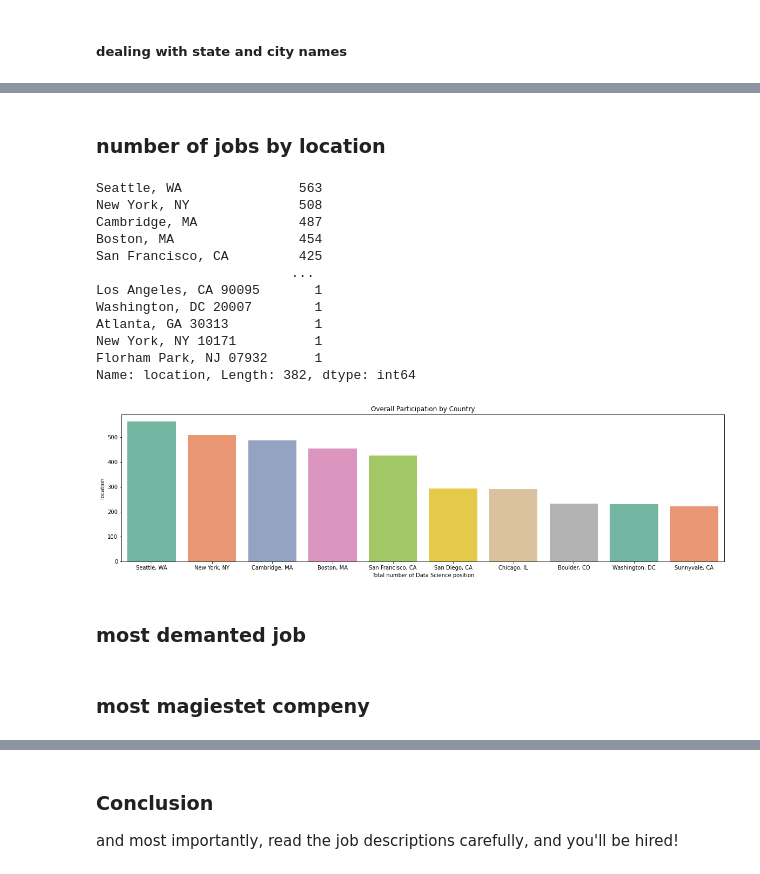
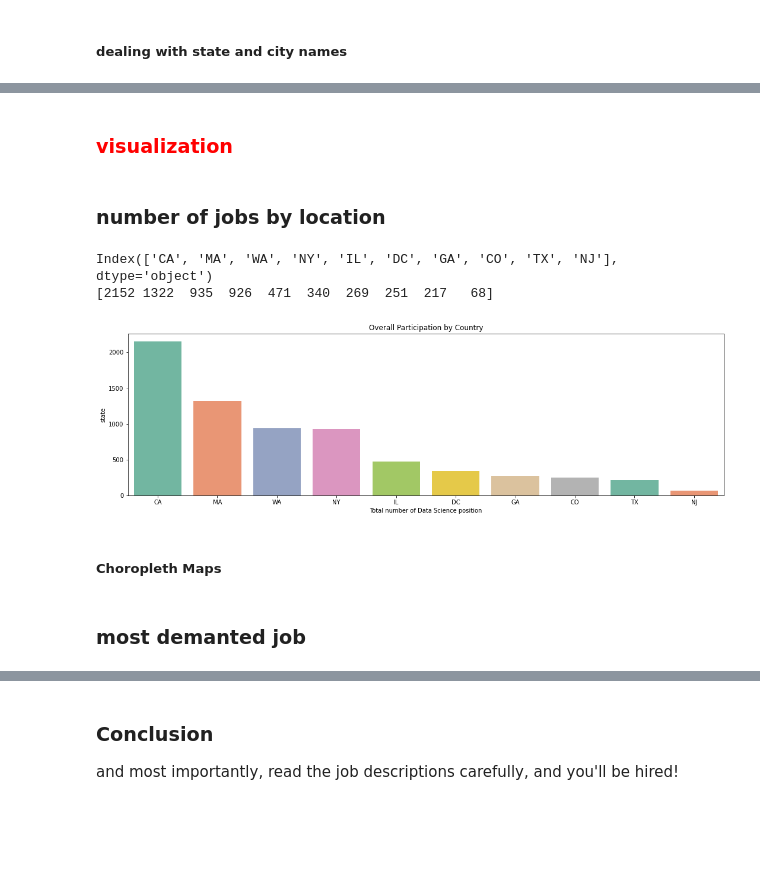
Before and after one commit to NirAharon1/Data-Analysis-Projects, a Jupyter notebook: Data Scientist Job Market in the U.S/DS job market.ipynb, the cells around one changed output, grey strips where cells are left out. Saved outputs shown, nothing was run; the diff lists cells and outputs as text; code cells hidden in the pictures; blank space fills up the shorter version.

```diff
--- a/Data Scientist Job Market in the U.S/DS job market.ipynb
+++ b/Data Scientist Job Market in the U.S/DS job market.ipynb
@@ -101,0 +167,3 @@ Removing Stopwords
+# %%
+def remove_stop_word(text):
+    return [W for W in text if W not in stop_words]
@@ -101,0 +206,20 @@ Removing Stopwords
+# %%
+def classifying(column,list, descripsion):
+    """      """
+    found = 0
+    new_list = []
+    for text in column:
+        temp_list = []
+        for values in list:
+            if values in " ".join(text) and values not in temp_list:
+                temp_list.append(values.strip())
+                found+=1
+        new_list.append(", ".join(temp_list))
+    print(found, descripsion, "match has fund")
+    return((new_list))
+
+df["tools"] = classifying(df["description"],tools_list, "tools")
+df["skills"] = classifying(df["description"],skills_list, "skills")
+df["degree"] = classifying(df["description"],degree_list, "degree title")
+df["major"] = classifying(df["description"],major_list, "major")
+df["position_category"] = classifying(df["position"],position_list, "position categorys")
@@ -101,0 +232,7 @@ Removing Stopwords
+# %%
+# reordering the dataframe
+df = df[['position','position_category', 'company', 'description', 'reviews', 'city', 'state',
+       'zip_code', 'tools', 'skills', 'degree', 'major','website', 'email']]
+df.position	= df.position.apply(" ".join)
+df.loc[df.company == "fred hutchinson cancer research center","company"] = "fred hutchinson" # too long company name walmart ecommerce
+df.loc[df.company == "walmart ecommerce","company"] = "walmart"
@@ -101,0 +248,2 @@ Removing Stopwords
+# %% [markdown]
+###  <span style="color:red">visualization</span>
@@ -102,29 +252,19 @@ Removing Stopwords
 # %% [markdown]
 ### number of jobs by location
 # %%
-#job_count_by_state = df.groupby("location").position.count().sort_values(ascending=False)
-job_count_by_state = df.location.value_counts().sort_values(ascending=False) #Simpler to implementation
-job_count_by_state
+job_count_by_state = df.state.value_counts().sort_values(ascending=False) #Simpler to implementation
+print(job_count_by_state.index)
+print(job_count_by_state.values)
 # %% [output]
-Seattle, WA               563
-New York, NY              508
-Cambridge, MA             487
-Boston, MA                454
-San Francisco, CA         425
-                         ...
-Los Angeles, CA 90095       1
-Washington, DC 20007        1
-Atlanta, GA 30313           1
-New York, NY 10171          1
-Florham Park, NJ 07932      1
-Name: location, Length: 382, dtype: int64
+Index(['CA', 'MA', 'WA', 'NY', 'IL', 'DC', 'GA', 'CO', 'TX', 'NJ'], dtype='object')
+[2152 1322  935  926  471  340  269  251  217   68]
 # %%
-# Plot for the top 10 location
-top_10_location = job_count_by_state.head(10)
-plt.figure(figsize=(20,5))
+plt.figure(figsize=(18,5))
 plt.title('Overall Participation by Country')
 plt.xlabel('Total number of Data Science position')
-plt.ylabel('location')
-sns.barplot(x=top_10_location.index, y=top_10_location, palette='Set2');
+plt.ylabel('location', )
+sns.barplot(x=job_count_by_state.index, y=job_count_by_state, palette='Set2');
 # %% [output]
-[figure, old version]
+[figure, new version]
+# %% [markdown]
+##### Choropleth Maps
@@ -131,4 +280,2 @@ sns.barplot(x=top_10_location.index, y=top_10_location, palette='Set2');
 # %% [markdown]
 ### most demanted job
-# %% [markdown]
-### most magiestet compeny
```
Also changed, not shown: parts of 54 cells of this notebook.
